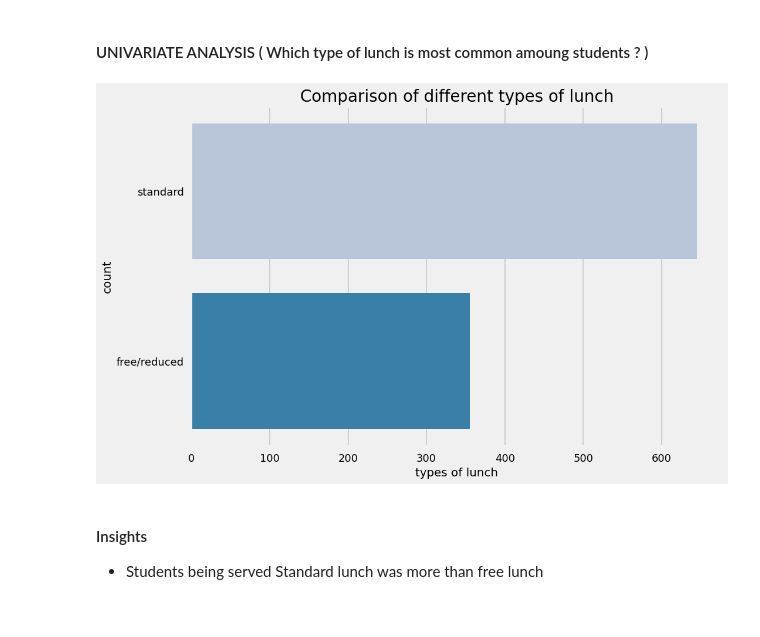
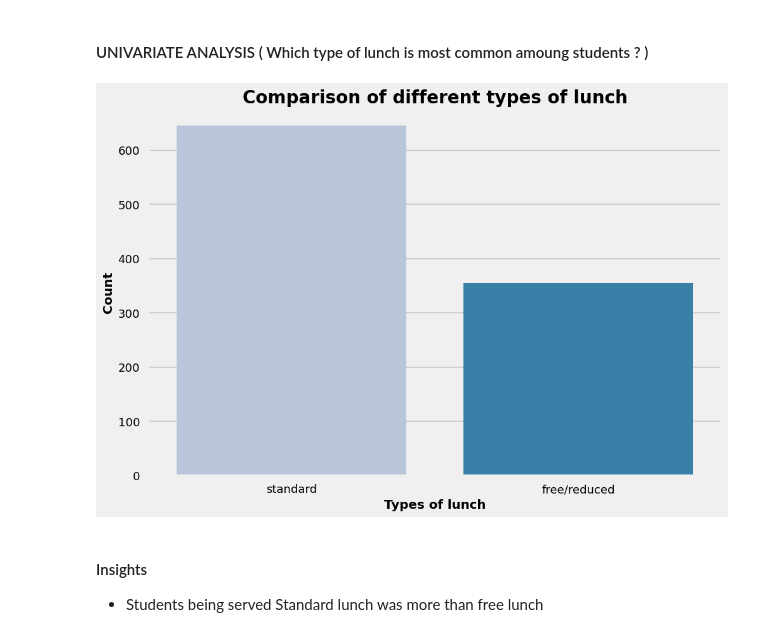
Before and after one commit to Dheepthi-Reddy/MLPro, a Jupyter notebook: notebook/1 . EDA STUDENT PERFORMANCE .ipynb, the cells around one changed output. Saved outputs shown, nothing was run; the diff lists cells and outputs as text; code cells hidden in the pictures.

```diff
--- a/notebook/1 . EDA STUDENT PERFORMANCE .ipynb
+++ b/notebook/1 . EDA STUDENT PERFORMANCE .ipynb
@@ -547,15 +557,24 @@ plt.show()
 # %% [markdown]
 #### UNIVARIATE ANALYSIS ( Which type of lunch is most common amoung students ? )
 # %%
+# plt.rcParams['figure.figsize'] = (15, 9)
+# plt.style.use('seaborn-talk')
+# sns.countplot(df['lunch'], palette = 'PuBu')
+# plt.title('Comparison of different types of lunch', fontweight = 30, fontsize = 20)
+# plt.xlabel('types of lunch')
+# plt.ylabel('count')
+# plt.show()
+
+
 plt.rcParams['figure.figsize'] = (15, 9)
 plt.style.use('seaborn-talk')
-sns.countplot(df['lunch'], palette = 'PuBu')
-plt.title('Comparison of different types of lunch', fontweight = 30, fontsize = 20)
-plt.xlabel('types of lunch')
-plt.ylabel('count')
+sns.countplot(x=df['lunch'], palette='PuBu')
+plt.title('Comparison of different types of lunch', fontweight='bold', fontsize=20)
+plt.xlabel('Types of lunch', fontweight='bold')
+plt.ylabel('Count', fontweight='bold')
 plt.show()
 # %% [output]
-[figure, old version]
+[figure, new version]
 # %% [markdown]
 #### Insights
 - Students being served Standard lunch was more than free lunch
```
Also changed, not shown: parts of 4 cells of this notebook.
